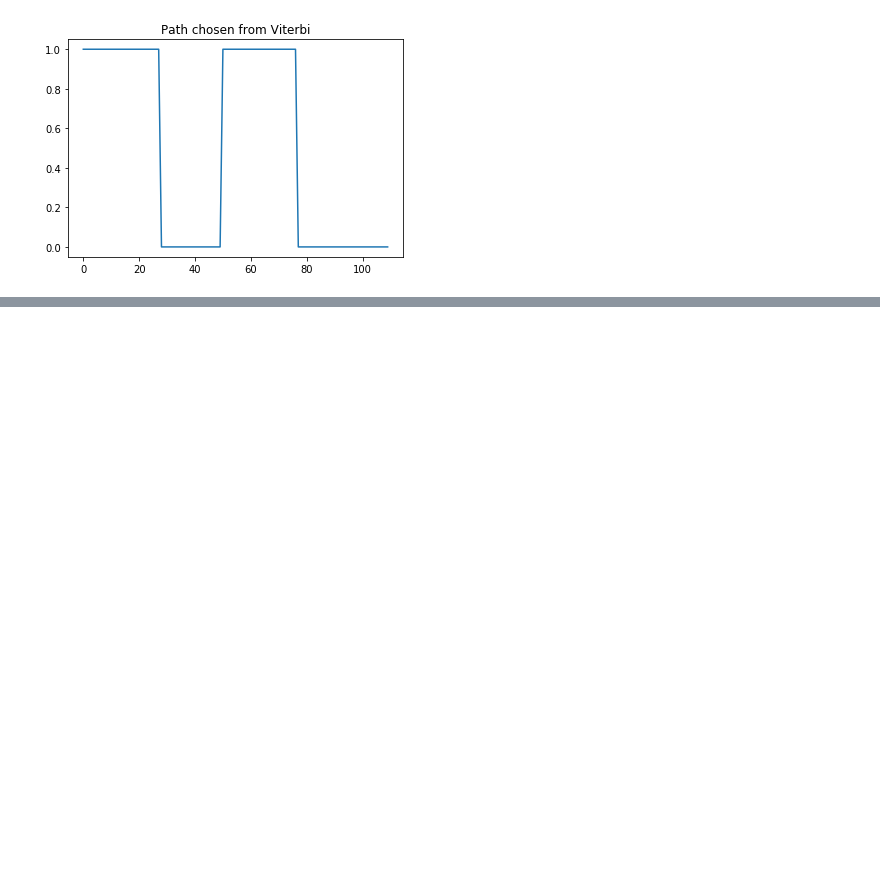
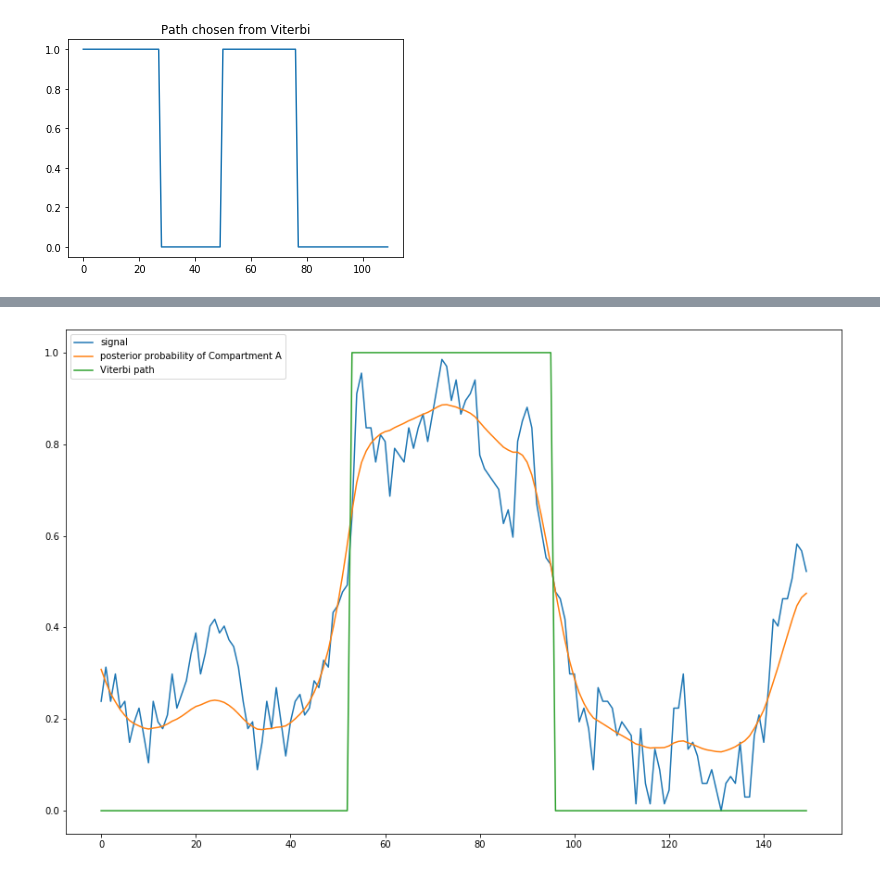
Before and after one commit to luisdiaz1997/HMMonster, a Jupyter notebook: HMM.ipynb, the cells around one changed output, grey strips where cells are left out. Saved outputs shown, nothing was run; the diff lists cells and outputs as text; code cells hidden in the pictures; blank space fills up the shorter version.

```diff
--- a/HMM.ipynb
+++ b/HMM.ipynb
@@ -163,0 +170,13 @@ array([0.38251457, 0.38466266, 0.38761662, ..., 0.37903053, 0.38138782,
+# %%
+%matplotlib inline
+import matplotlib.pyplot as plt
+
+fig = plt.figure(figsize=(15, 10))
+plt.plot(seq/len(emissions[0]), label = 'signal')
+plt.plot(f[:, 1]*b[:,1]/P1, label = 'posterior probability of Compartment A')
+plt.plot(path, label = 'Viterbi path')
+
+plt.legend(loc='upper left')
+plt.show()
+# %% [output]
+[figure, added]
```
Also changed, not shown: parts of 13 cells of this notebook.
